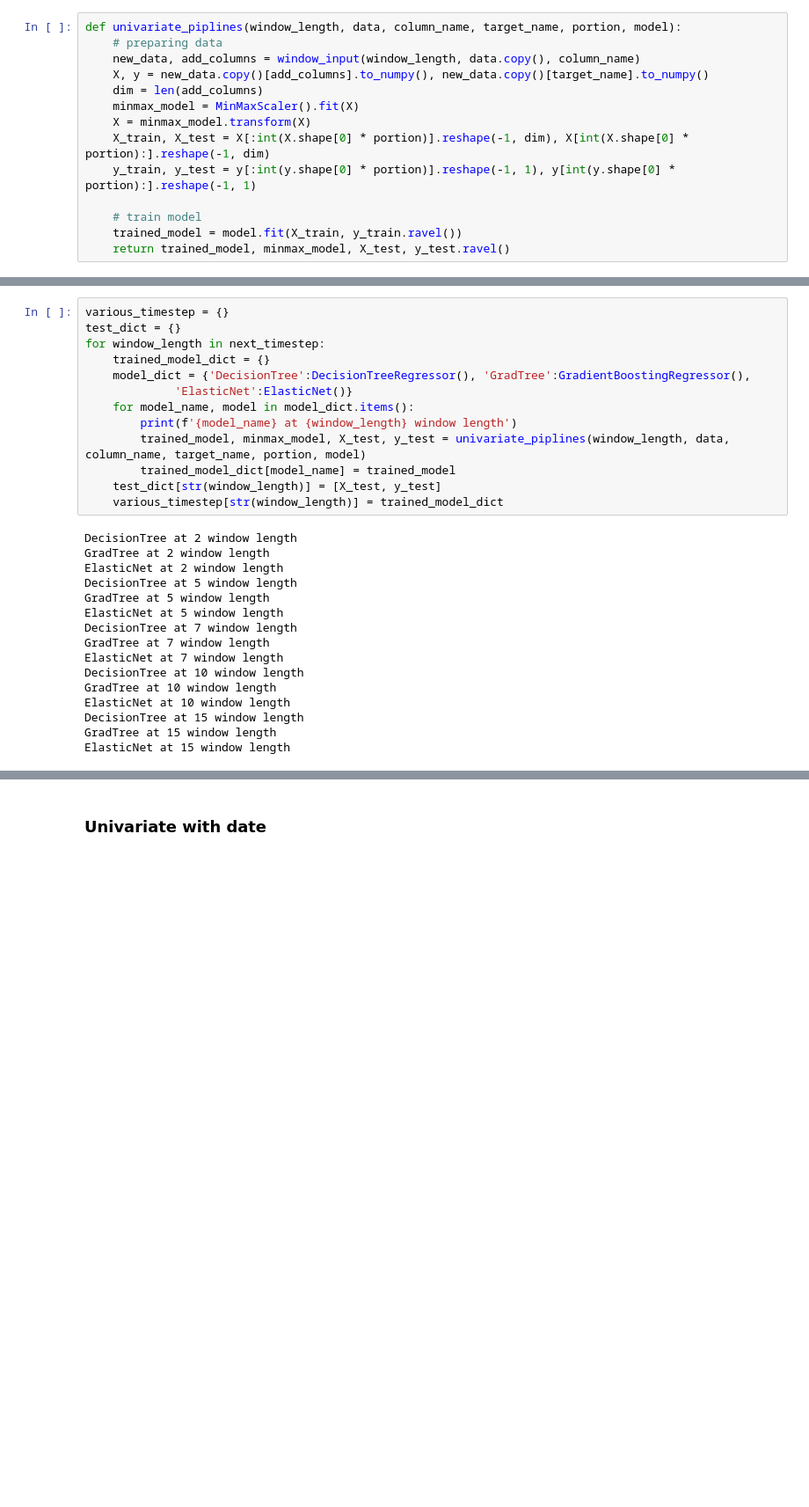
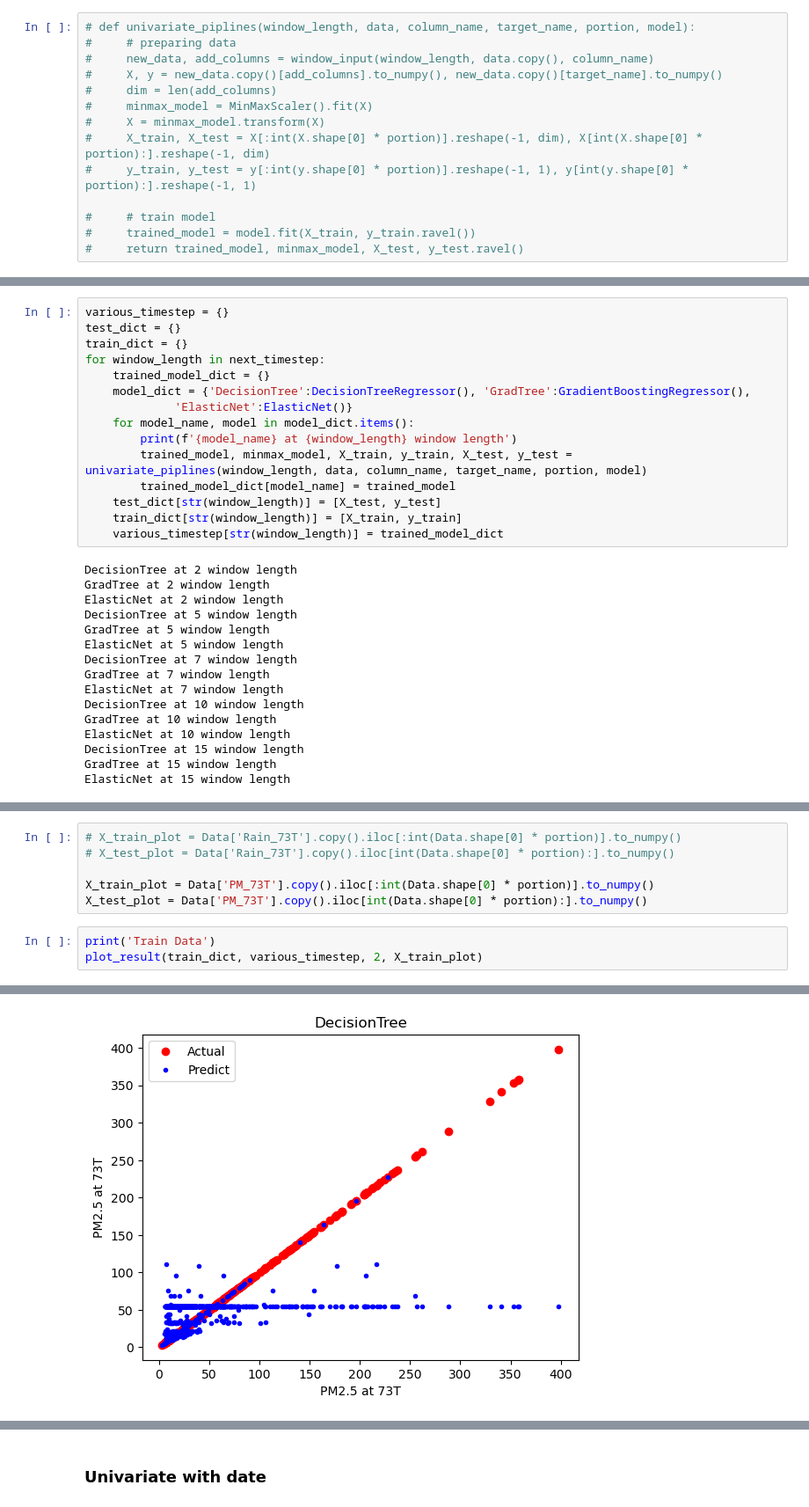
Before and after one commit to men31/DataMining_PM2_5, a Jupyter notebook: PM25_Coding/Modeling/Modeling_Time_series.ipynb, the cells around one changed output, grey strips where cells are left out. Shown at 88% size. Drawn from its saved outputs; the diff is of its cells as text; blank space fills up the shorter version.

```diff
--- a/PM25_Coding/Modeling/Modeling_Time_series.ipynb
+++ b/PM25_Coding/Modeling/Modeling_Time_series.ipynb
@@ -140,19 +140,19 @@ Model
 # %% [markdown]
 ### Univariate with rain
 # %%
-def univariate_piplines(window_length, data, column_name, target_name, portion, model):
-    # preparing data
-    new_data, add_columns = window_input(window_length, data.copy(), column_name)
-    X, y = new_data.copy()[add_columns].to_numpy(), new_data.copy()[target_name].to_numpy()
-    dim = len(add_columns)
-    minmax_model = MinMaxScaler().fit(X)
-    X = minmax_model.transform(X)
-    X_train, X_test = X[:int(X.shape[0] * portion)].reshape(-1, dim), X[int(X.shape[0] * portion):].reshape(-1, dim)
-    y_train, y_test = y[:int(y.shape[0] * portion)].reshape(-1, 1), y[int(y.shape[0] * portion):].reshape(-1, 1)
+# def univariate_piplines(window_length, data, column_name, target_name, portion, model):
+#     # preparing data
+#     new_data, add_columns = window_input(window_length, data.copy(), column_name)
+#     X, y = new_data.copy()[add_columns].to_numpy(), new_data.copy()[target_name].to_numpy()
+#     dim = len(add_columns)
+#     minmax_model = MinMaxScaler().fit(X)
+#     X = minmax_model.transform(X)
+#     X_train, X_test = X[:int(X.shape[0] * portion)].reshape(-1, dim), X[int(X.shape[0] * portion):].reshape(-1, dim)
+#     y_train, y_test = y[:int(y.shape[0] * portion)].reshape(-1, 1), y[int(y.shape[0] * portion):].reshape(-1, 1)
 
-    # train model
-    trained_model = model.fit(X_train, y_train.ravel())
-    return trained_model, minmax_model, X_test, y_test.ravel()
+#     # train model
+#     trained_model = model.fit(X_train, y_train.ravel())
+#     return trained_model, minmax_model, X_test, y_test.ravel()
 # %%
 # Configuration
 window_length = 3
@@ -166,15 +166,17 @@ model_dict = {'DecisionTree':DecisionTreeRegressor(), 'GradTree':GradientBoostin
 # %%
 various_timestep = {}
 test_dict = {}
+train_dict = {}
 for window_length in next_timestep:
     trained_model_dict = {}
     model_dict = {'DecisionTree':DecisionTreeRegressor(), 'GradTree':GradientBoostingRegressor(),
              'ElasticNet':ElasticNet()}
     for model_name, model in model_dict.items():
         print(f'{model_name} at {window_length} window length')
-        trained_model, minmax_model, X_test, y_test = univariate_piplines(window_length, data, column_name, target_name, portion, model)
+        trained_model, minmax_model, X_train, y_train, X_test, y_test = univariate_piplines(window_length, data, column_name, target_name, portion, model)
         trained_model_dict[model_name] = trained_model
     test_dict[str(window_length)] = [X_test, y_test]
+    train_dict[str(window_length)] = [X_train, y_train]
     various_timestep[str(window_length)] = trained_model_dict
 # %% [output]
 DecisionTree at 2 window length
@@ -216,3 +218,13 @@ R square: 0.0031378543869583497
 Adjusted R square: -0.07016083279047125
 -------------------------------------
 ----------------------------------------------------
+# %%
+# X_train_plot = Data['Rain_73T'].copy().iloc[:int(Data.shape[0] * portion)].to_numpy()
+# X_test_plot = Data['Rain_73T'].copy().iloc[int(Data.shape[0] * portion):].to_numpy()
+
+X_train_plot = Data['PM_73T'].copy().iloc[:int(Data.shape[0] * portion)].to_numpy()
+X_test_plot = Data['PM_73T'].copy().iloc[int(Data.shape[0] * portion):].to_numpy()
+# %%
+print('Train Data')
+plot_result(train_dict, various_timestep, 2, X_train_plot)
+# %% [output]
@@ -218,0 +232 @@ Adjusted R square: -0.07016083279047125
+[figure, added]
```
Also changed, not shown: parts of 12 cells of this notebook, 8 other files.
